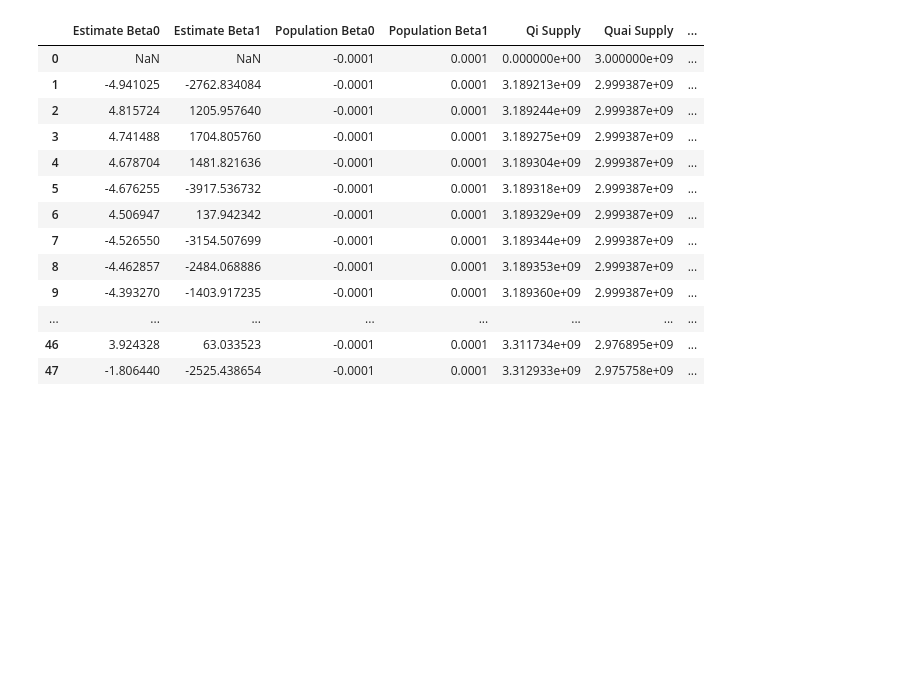
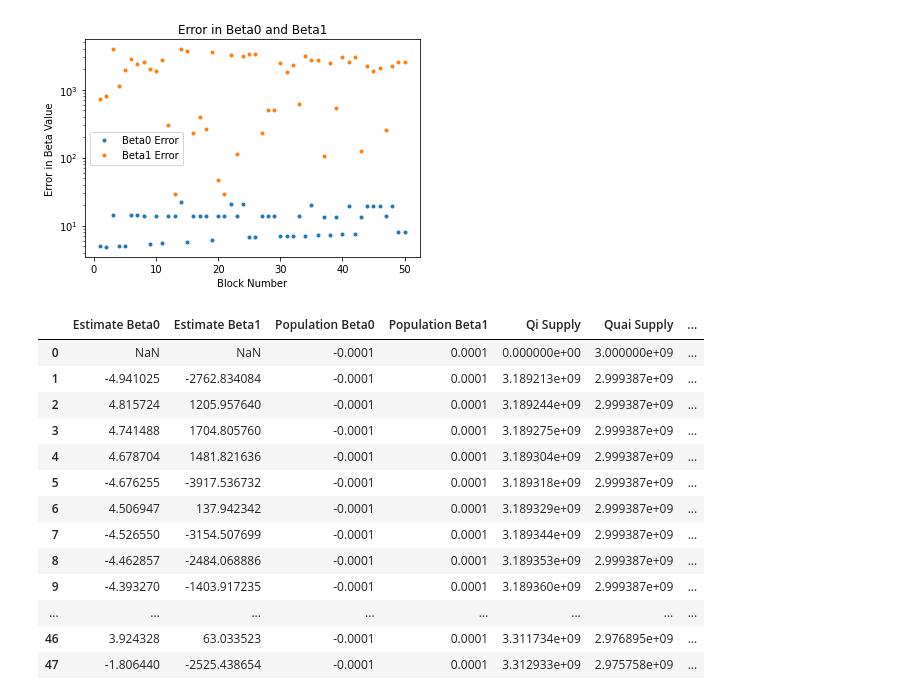
Before and after one commit to dominant-strategies/Quai-Macro-Model, a Jupyter notebook: Spec/Single Simulation.ipynb, the cells around one changed output. Cells and saved outputs as stored; diff of their text form; code cells hidden in the pictures; blank space fills up the shorter version.

Commit message:
Add beta error visualization

```diff
--- a/Spec/Single Simulation.ipynb
+++ b/Spec/Single Simulation.ipynb
@@ -64,3 +64,7 @@ Placeholder has no control action options
+# %%
+plot_beta_errors(df)
+# %% [output]
+[figure, added]
 # %%
 df
 # %% [output]
```
Also changed, not shown: parts of 2 cells of this notebook, 3 other files.
